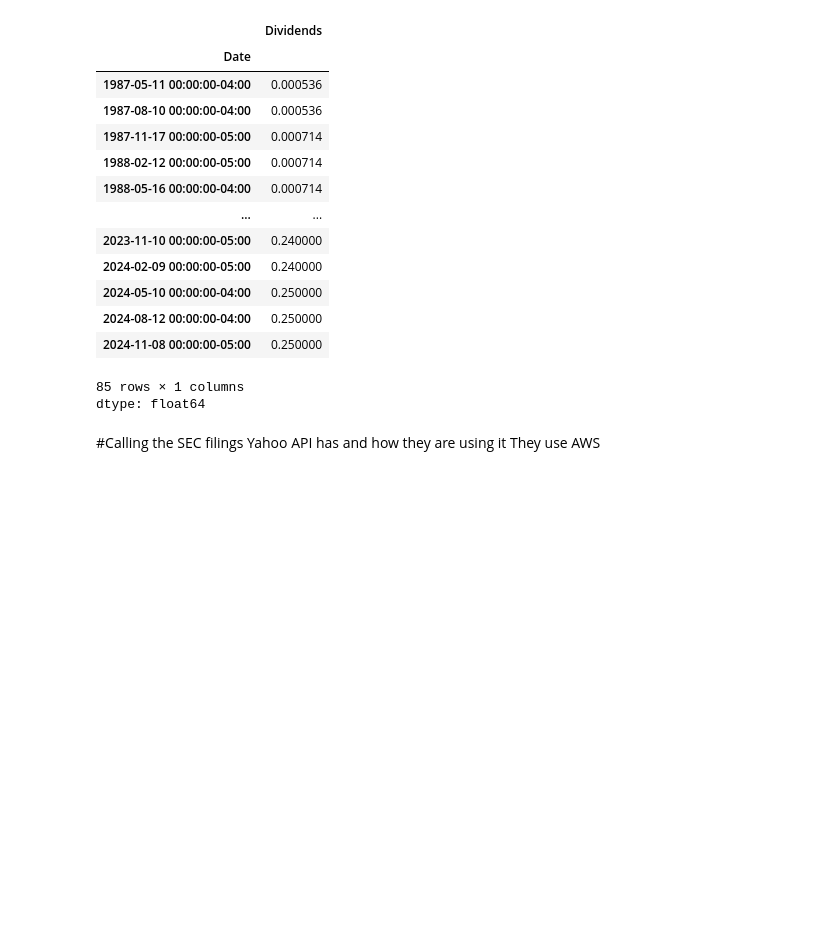
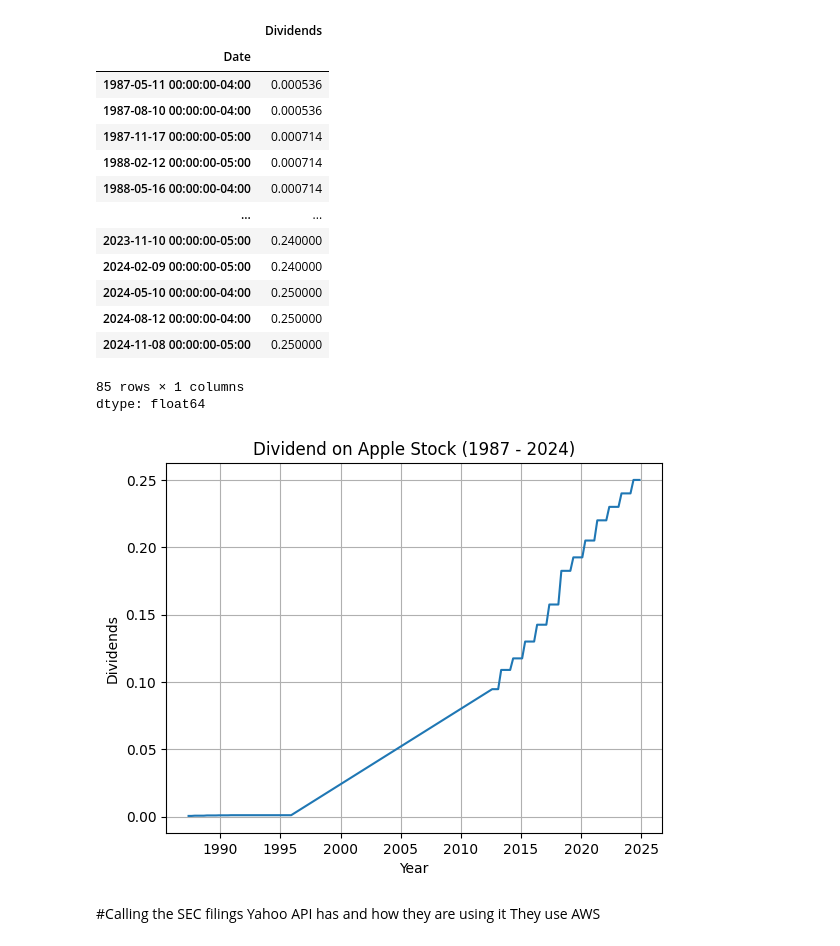
Before and after one commit to ggalarza1/stock_financials, a Jupyter notebook: Stk_financials.ipynb, the cells around one changed output. Cells and saved outputs as stored; diff of their text form; code cells hidden in the pictures; blank space fills up the shorter version.

```diff
--- a/Stk_financials.ipynb
+++ b/Stk_financials.ipynb
@@ -182,6 +182,20 @@ dividends
 | 2024-11-08 00:00:00-05:00 | 0.250000 |
 85 rows × 1 columns
 dtype: float64
+# %%
+#Plotting Apple dividends
+import matplotlib.pyplot as plt
+data = dividends
+
+#Graphing the data
+plt.plot(data.index, data.values)
+plt.xlabel('Year')
+plt.ylabel('Dividends')
+plt.title('Dividend on Apple Stock (1987 - 2024)')
+plt.grid(True)
+plt.show()
+# %% [output]
+[figure, added]
 # %% [markdown]
 #Calling the SEC filings Yahoo API has and how they are using it
 They use AWS
```
Also changed, not shown: parts of 2 cells of this notebook.
